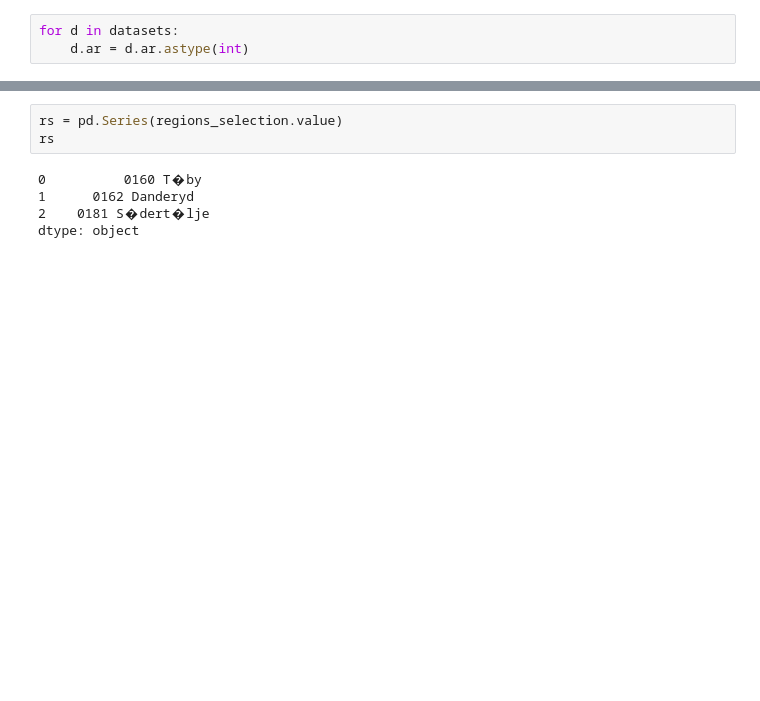
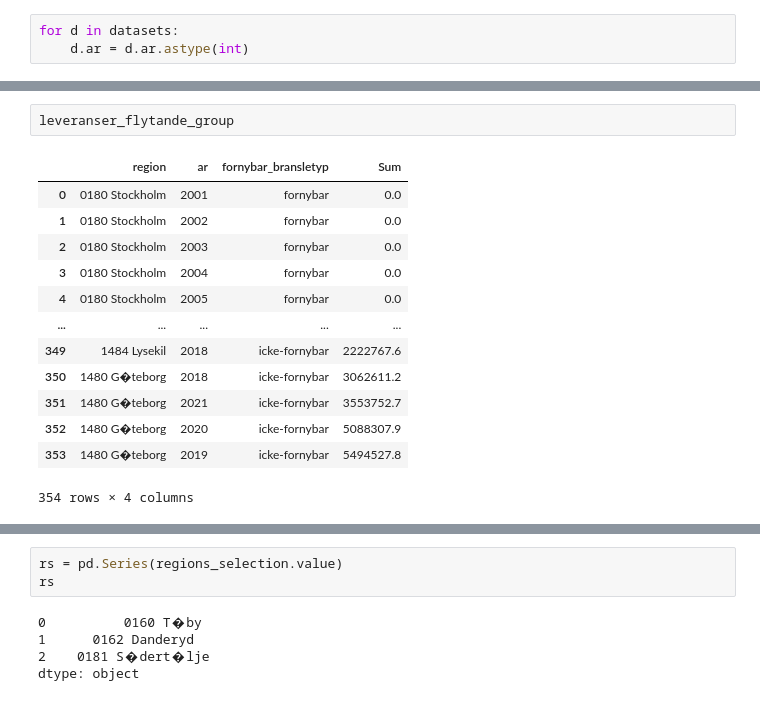
Before and after one commit to mnikolop/case3-swedish-energy, a Jupyter notebook: code/4-descriptive-analysis.ipynb, the cells around one changed output, grey strips where cells are left out. Drawn from its saved outputs; the diff is of its cells as text; blank space fills up the shorter version.

```diff
--- a/code/4-descriptive-analysis.ipynb
+++ b/code/4-descriptive-analysis.ipynb
@@ -62,0 +171,16 @@ freq                     524304
+# %%
+leveranser_flytande_group
+# %% [output]
+|  | region | ar | fornybar_bransletyp | Sum |
+| 0 | 0180 Stockholm | 2001 | fornybar | 0.0 |
+| 1 | 0180 Stockholm | 2002 | fornybar | 0.0 |
+| 2 | 0180 Stockholm | 2003 | fornybar | 0.0 |
+| 3 | 0180 Stockholm | 2004 | fornybar | 0.0 |
+| 4 | 0180 Stockholm | 2005 | fornybar | 0.0 |
+| ... | ... | ... | ... | ... |
+| 349 | 1484 Lysekil | 2018 | icke-fornybar | 2222767.6 |
+| 350 | 1480 G�teborg | 2018 | icke-fornybar | 3062611.2 |
+| 351 | 1480 G�teborg | 2021 | icke-fornybar | 3553752.7 |
+| 352 | 1480 G�teborg | 2020 | icke-fornybar | 5088307.9 |
+| 353 | 1480 G�teborg | 2019 | icke-fornybar | 5494527.8 |
+354 rows × 4 columns
```
Also changed, not shown: parts of 20 cells of this notebook, 1 other file.
